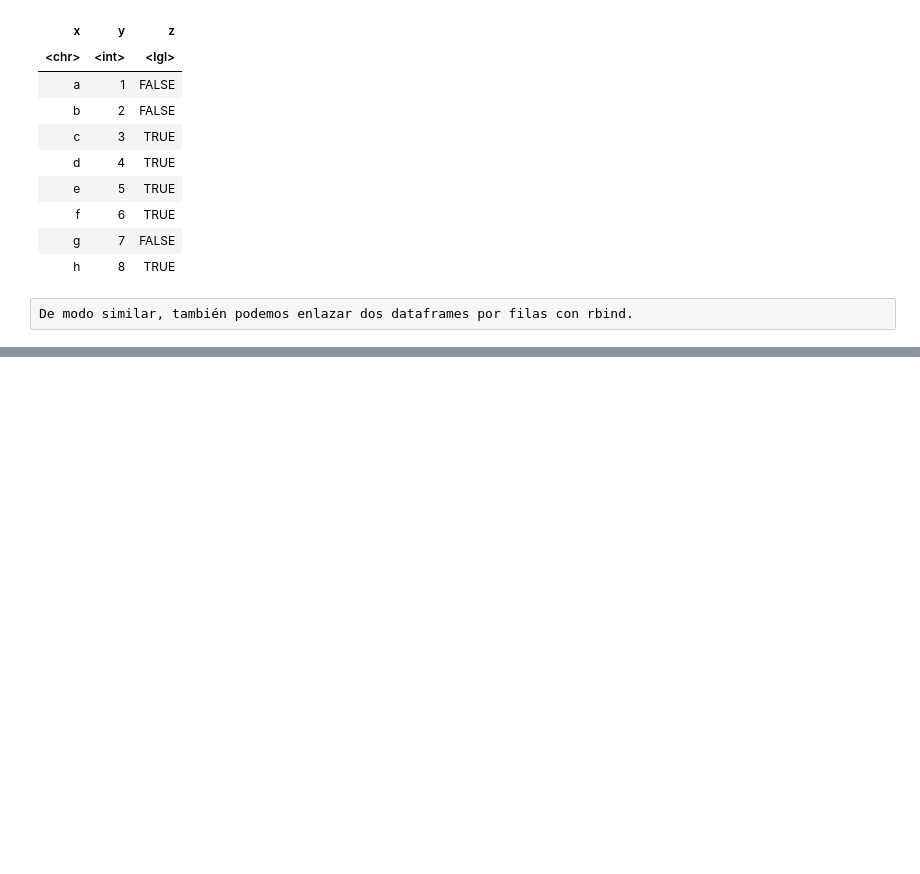
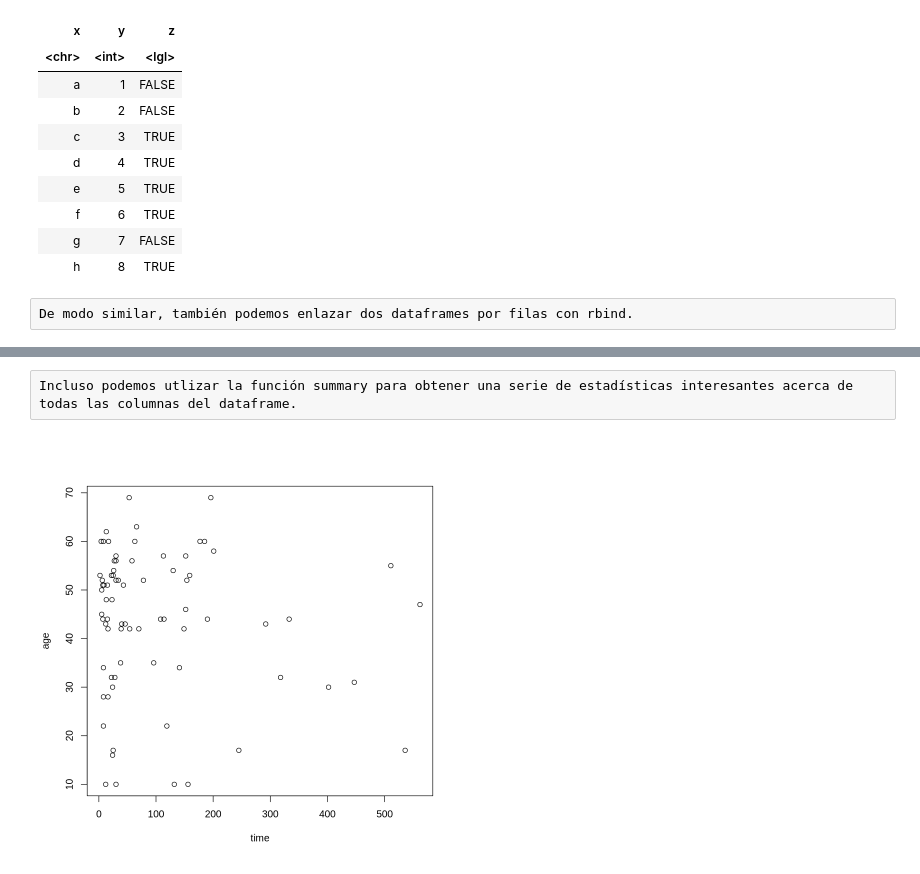
Before and after one commit to chema1985/jupyter-notebook, a Jupyter notebook: notebooks/perez_maroto_josemaria_SBD04a_Cuaderno_R.ipynb, the cells around one changed output, grey strips where cells are left out. Saved outputs shown, nothing was run; the diff lists cells and outputs as text; code cells hidden in the pictures; blank space fills up the shorter version.

```diff
--- a/notebooks/perez_maroto_josemaria_SBD04a_Cuaderno_R.ipynb
+++ b/notebooks/perez_maroto_josemaria_SBD04a_Cuaderno_R.ipynb
@@ -270,0 +307,6 @@ De modo similar, también podemos enlazar dos dataframes por filas con rbind.
+# %%
+time <- kidney$time
+mean(time)
+median(time)
+var(time)
+sd(time)
@@ -270,0 +338,6 @@ De modo similar, también podemos enlazar dos dataframes por filas con rbind.
+# %% [raw]
+Incluso podemos utlizar la función summary para obtener una serie de estadísticas interesantes acerca de todas las columnas del dataframe.
+# %%
+with(kidney, plot(time, age))
+# %% [output]
+[figure, added]
```
Also changed, not shown: parts of 11 cells of this notebook.
